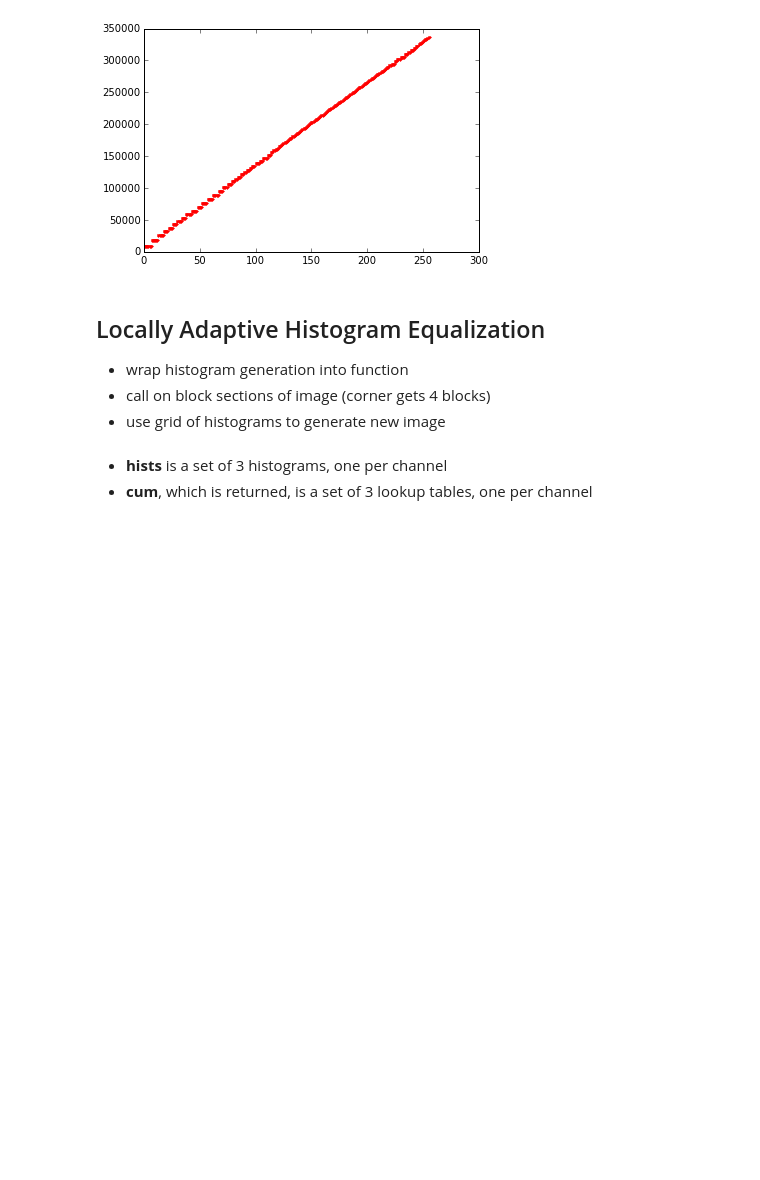
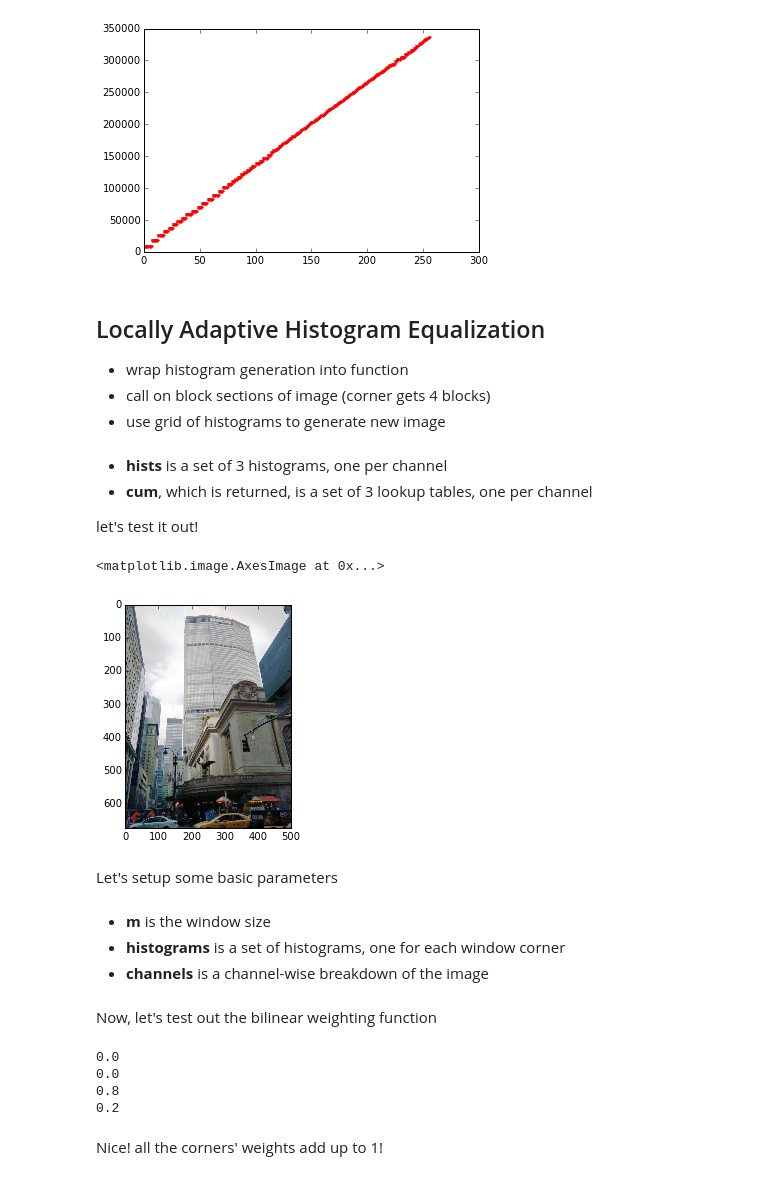
Before and after one commit to sakekasi/computer-vision, a Jupyter notebook: histogram_eq.ipynb, the cells around one changed output. Cells and saved outputs as stored; diff of their text form; code cells hidden in the pictures; blank space fills up the shorter version.

```diff
--- a/histogram_eq.ipynb
+++ b/histogram_eq.ipynb
@@ -147,7 +172,7 @@ plt.plot(ncum[0], 'r.')
 * call on block sections of image (corner gets 4 blocks)
 * use grid of histograms to generate new image
 # %%
-def cum(hists):
+def cdf(hists):
     cum = map(lambda h: [], hists)
     sums = map(lambda h: 0, hists)
     for i in range(256):
@@ -157,6 +182,31 @@ def cum(hists):
 
     cum = map(lambda cumi: scale(cumi, 0., 255.), cum)
     return cum
+
+def equalize(f):
+    channels = []
+    for i in range(3):
+        channels.append(f[:,:,i])
+
+    hist = map(lambda channel: ndimage.measurements.histogram(channel, 0, 255, 256), channels)
+    c = cdf(hist)
+
+    g = np.ndarray.copy(f)
+    for i in range(dims[0]):
+        for j in range(dims[1]):
+            for k in range(dims[2]):
+                    g[i,j,k] = c[k][g[i,j,k]]
+
+    return g
 # %% [markdown]
 * __hists__ is a set of 3 histograms, one per channel
 * __cum__, which is returned, is a set of 3 lookup tables, one per channel
+
+let's test it out!
+# %%
+plt.imshow(equalize(g))
+# %% [output]
+<matplotlib.image.AxesImage at 0x...>
+[figure, added]
+# %% [markdown]
+Let's setup some basic parameters
@@ -162,0 +225,4 @@ def cum(hists):
+# %% [markdown]
+* __m__ is the window size
+* __histograms__ is a set of histograms, one for each window corner
+* __channels__ is a channel-wise breakdown of the image
@@ -163 +247,15 @@ def cum(hists):
+# %% [markdown]
+Now, let's test out the bilinear weighting function
+# %%
+print w(0.1, 0.2, 0, 0, 1)
+print w(0.1, 0.2, 0, 1, 1)
+print w(0.1, 0.2, 1, 0, 1)
+print w(0.1, 0.2, 1, 1, 1)
+# %% [output]
+0.0
+0.0
+0.8
+0.2
+# %% [markdown]
+Nice! all the corners' weights add up to 1!
 # %%
```
Also changed, not shown: parts of 16 cells of this notebook.
